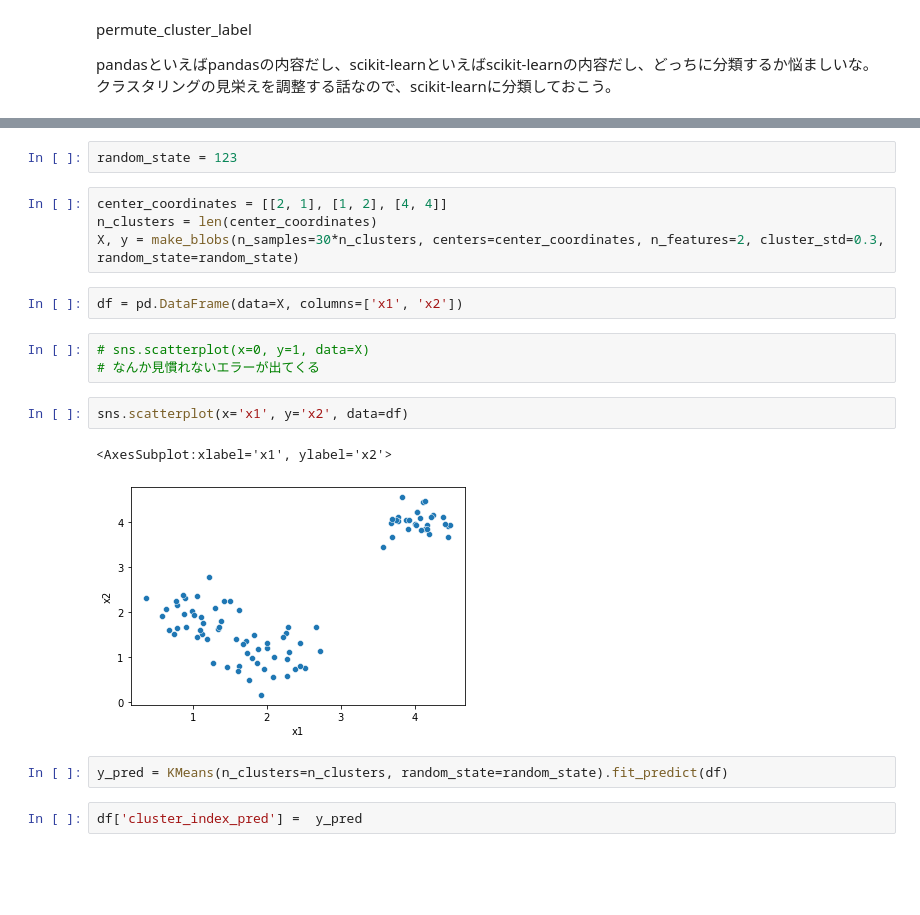
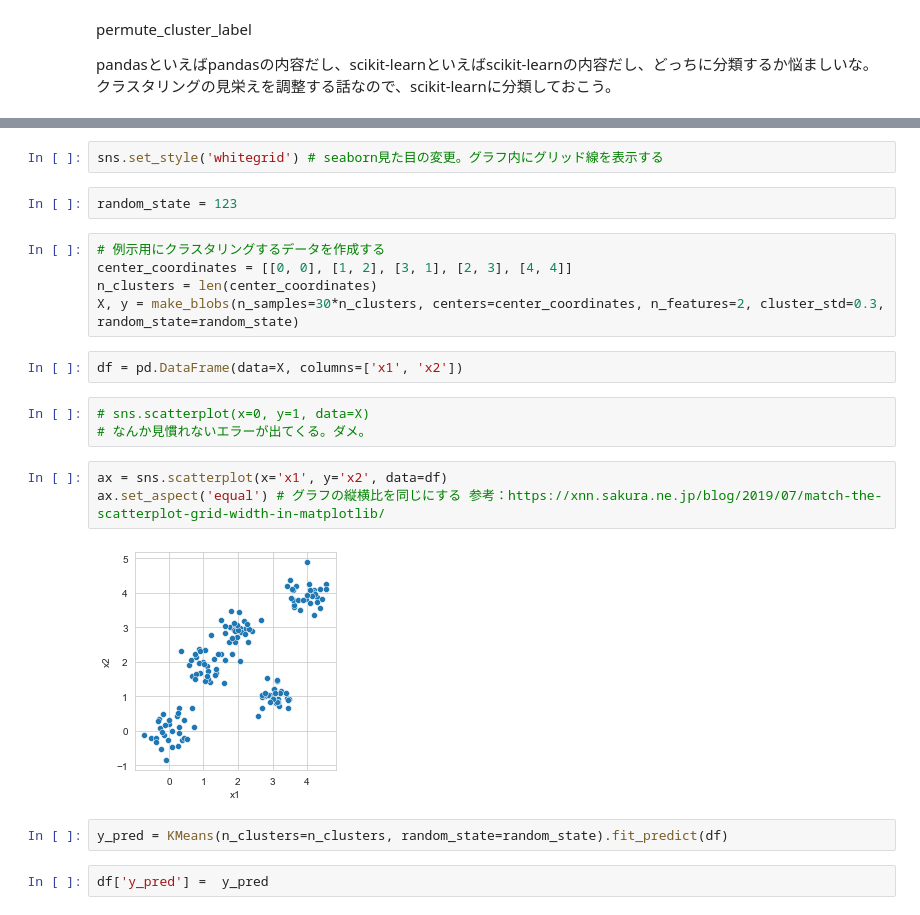
Before and after one commit to Linus-MK/fragments_for_blog, a Jupyter notebook: scikit_learn/permute_cluster_label.ipynb, the cells around one changed output, grey strips where cells are left out. Cells and saved outputs as stored; diff of their text form; blank space fills up the shorter version.

```diff
--- a/scikit_learn/permute_cluster_label.ipynb
+++ b/scikit_learn/permute_cluster_label.ipynb
@@ -19,23 +23,26 @@ print(pd.__version__)
+# %%
+sns.set_style('whitegrid') # seaborn見た目の変更。グラフ内にグリッド線を表示する
 # %%
 random_state = 123
 # %%
-center_coordinates = [[2, 1], [1, 2], [4, 4]]
+# 例示用にクラスタリングするデータを作成する
+center_coordinates = [[0, 0], [1, 2], [3, 1], [2, 3], [4, 4]]
 n_clusters = len(center_coordinates)
 X, y = make_blobs(n_samples=30*n_clusters, centers=center_coordinates, n_features=2, cluster_std=0.3, random_state=random_state)
 # %%
 df = pd.DataFrame(data=X, columns=['x1', 'x2'])
 # %%
 # sns.scatterplot(x=0, y=1, data=X)
-# なんか見慣れないエラーが出てくる
+# なんか見慣れないエラーが出てくる。ダメ。
-# %%
-sns.scatterplot(x='x1', y='x2', data=df)
-# %% [output]
-<AxesSubplot:xlabel='x1', ylabel='x2'>
-[figure, removed]
+# %%
+ax = sns.scatterplot(x='x1', y='x2', data=df)
+ax.set_aspect('equal') # グラフの縦横比を同じにする 参考：https://xnn.sakura.ne.jp/blog/2019/07/match-the-scatterplot-grid-width-in-matplotlib/
+# %% [output]
+[figure, added]
 # %%
 y_pred = KMeans(n_clusters=n_clusters, random_state=random_state).fit_predict(df)
 # %%
-df['cluster_index_pred'] =  y_pred
+df['y_pred'] =  y_pred
 # %%
 df.head()
 # %% [output]
```
Also changed, not shown: parts of 16 cells of this notebook.
